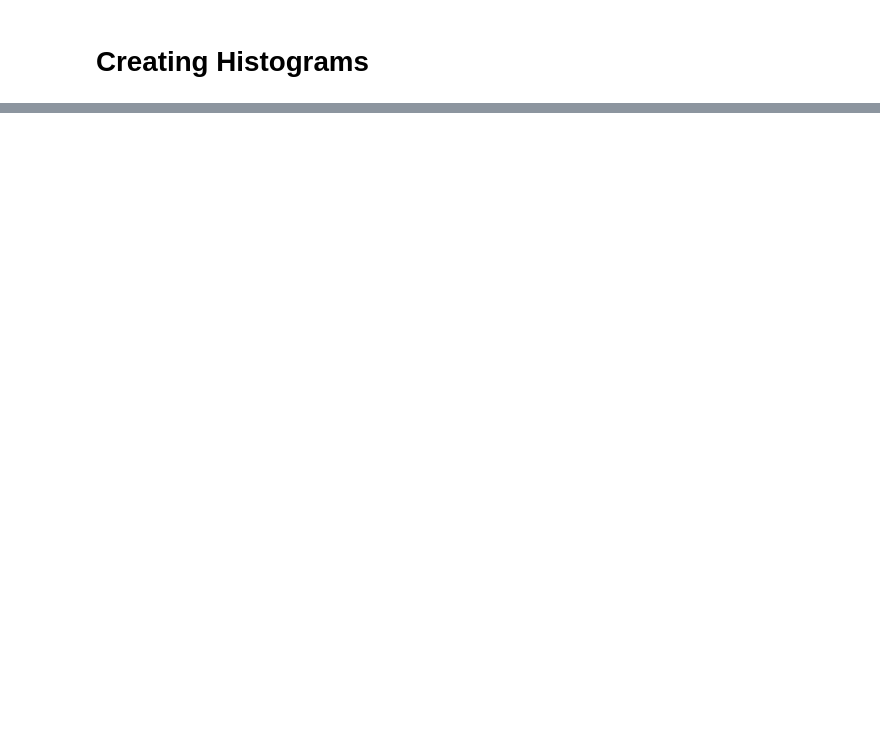
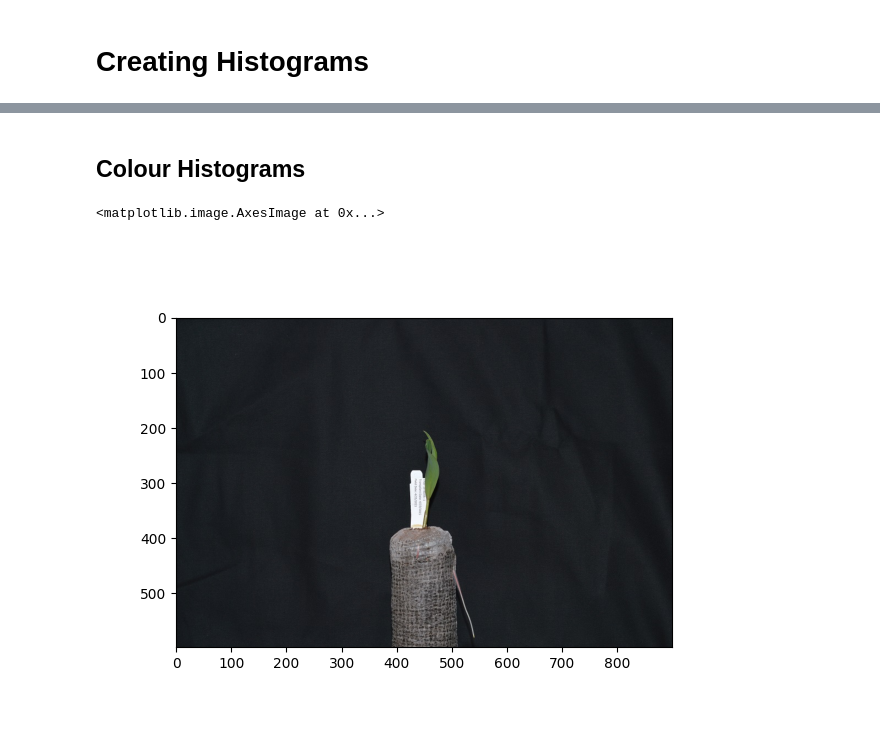
Before and after one commit to songminseok/learn-ski, a Jupyter notebook: 5_histograms.ipynb, the cells around one changed output, grey strips where cells are left out. Drawn from its saved outputs; the diff is of its cells as text; code cells hidden in the pictures; blank space fills up the shorter version.

```diff
--- a/5_histograms.ipynb
+++ b/5_histograms.ipynb
@@ -31,0 +57,9 @@ ax.plot(bin_edges[0:-1], histogram)
+# %% [markdown]
+## Colour Histograms
+# %%
+plant_seedling = iio.imread(uri="data/plant-seedling.jpg")
+fig, ax = plt.subplots()
+ax.imshow(plant_seedling)
+# %% [output]
+<matplotlib.image.AxesImage at 0x...>
+[figure, added]
```
Also changed, not shown: parts of 8 cells of this notebook.
